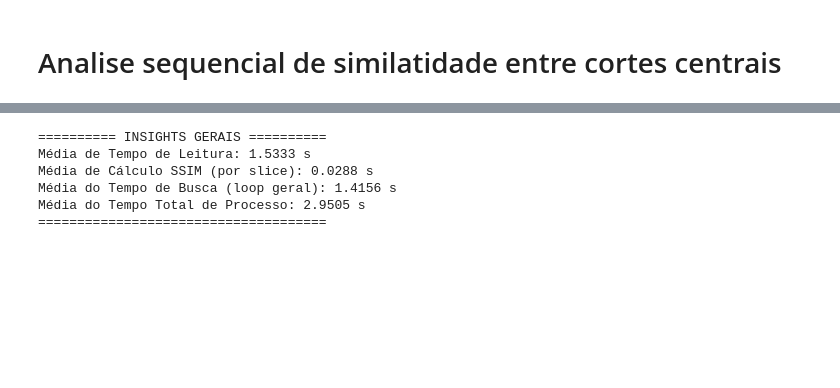
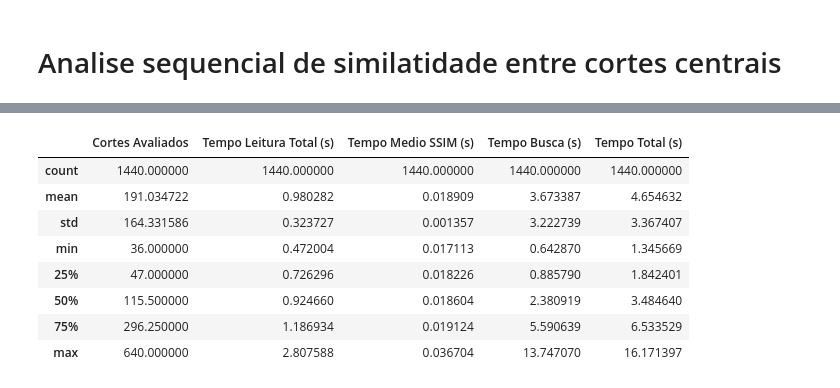
Before and after one commit to everaldina/processamento-paralelo, a Jupyter notebook: sequencial.ipynb, the cells around one changed output, grey strips where cells are left out. Cells and saved outputs as stored; diff of their text form; code cells hidden in the pictures; blank space fills up the shorter version.

```diff
--- a/sequencial.ipynb
+++ b/sequencial.ipynb
@@ -52,20 +59,14 @@ df.head()
-# %%
-media_leitura = df['Tempo Leitura Total (s)'].mean()
-media_calculo_ssim = df['Tempo Medio SSIM (s)'].mean()
-media_tempo_busca = df['Tempo Busca (s)'].mean()
-media_tempo_total = df['Tempo Total (s)'].mean()
-
-print("========== INSIGHTS GERAIS ==========")
-print(f"Média de Tempo de Leitura: {media_leitura:.4f} s")
-print(f"Média de Cálculo SSIM (por slice): {media_calculo_ssim:.4f} s")
-print(f"Média do Tempo de Busca (loop geral): {media_tempo_busca:.4f} s")
-print(f"Média do Tempo Total de Processo: {media_tempo_total:.4f} s")
-print("=====================================")
-# %% [output]
-========== INSIGHTS GERAIS ==========
-Média de Tempo de Leitura: 1.5333 s
-Média de Cálculo SSIM (por slice): 0.0288 s
-Média do Tempo de Busca (loop geral): 1.4156 s
-Média do Tempo Total de Processo: 2.9505 s
-=====================================
+# %%
+df[["Cortes Avaliados", "Tempo Leitura Total (s)", "Tempo Medio SSIM (s)",
+    "Tempo Busca (s)", "Tempo Total (s)"]].describe()
+# %% [output]
+|  | Cortes Avaliados | Tempo Leitura Total (s) | Tempo Medio SSIM (s) | Tempo Busca (s) | Tempo Total (s) |
+| count | 1440.000000 | 1440.000000 | 1440.000000 | 1440.000000 | 1440.000000 |
+| mean | 191.034722 | 0.980282 | 0.018909 | 3.673387 | 4.654632 |
+| std | 164.331586 | 0.323727 | 0.001357 | 3.222739 | 3.367407 |
+| min | 36.000000 | 0.472004 | 0.017113 | 0.642870 | 1.345669 |
+| 25% | 47.000000 | 0.726296 | 0.018226 | 0.885790 | 1.842401 |
+| 50% | 115.500000 | 0.924660 | 0.018604 | 2.380919 | 3.484640 |
+| 75% | 296.250000 | 1.186934 | 0.019124 | 5.590639 | 6.533529 |
+| max | 640.000000 | 2.807588 | 0.036704 | 13.747070 | 16.171397 |
 # %%
```
Also changed, not shown: parts of 5 cells of this notebook, 2 other files.
